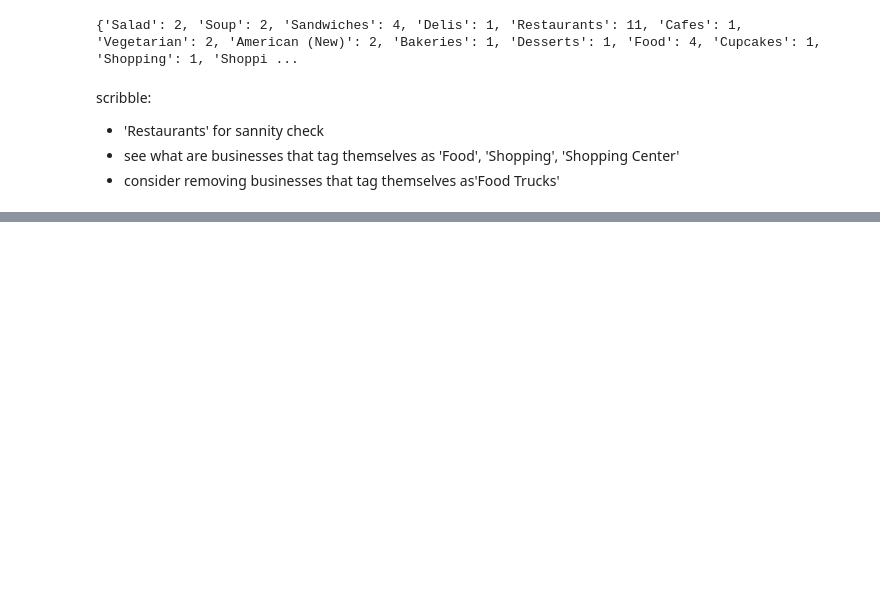
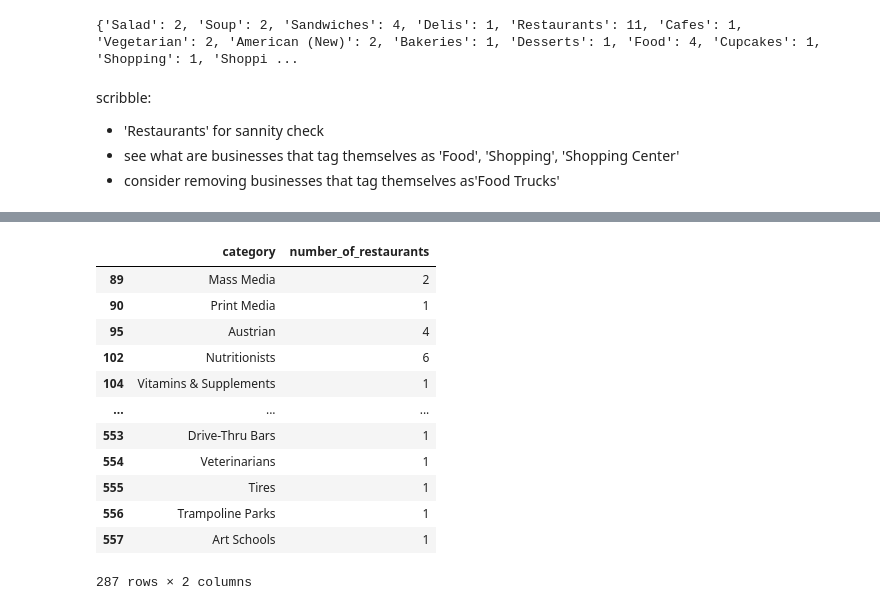
Before and after one commit to christinabrady/ds4a_women_project, a Jupyter notebook: clean-restaurant-data.ipynb, the cells around one changed output, grey strips where cells are left out. Drawn from its saved outputs; the diff is of its cells as text; code cells hidden in the pictures; blank space fills up the shorter version.

```diff
--- a/clean-restaurant-data.ipynb
+++ b/clean-restaurant-data.ipynb
@@ -154,9 +154,9 @@ False
 # %%
 tmp_categories_all = []
 
-for i, item in enumerate(tmp_df['categories']):
+for item in tmp_df['categories']:
     my_list = item.split(',')
-    for j, element in enumerate(my_list):
+    for element in my_list:
         cleaned_element = element.strip()
         if not(cleaned_element in tmp_categories_all):
             tmp_categories_all.append(cleaned_element)
@@ -168,17 +168,3 @@ print(tmp_categories_all)
 ['Salad', 'Soup', 'Sandwiches', 'Delis', 'Cafes', 'Vegetarian', 'American (New)', 'Bakeries', 'Desserts', 'Food', 'Cupcakes', 'Shopping', 'Shopping Centers', 'Breakfast & Brunch', 'Seafood', 'Italian' ...
 # %% [markdown]
 ## mini pilot: make it a dictionary
-# %%
-tmp_dict = {}
-
-for i, item in enumerate(tmp_df['categories']):
-    my_list = item.split(',')
-    for j, element in enumerate(my_list):
-        cleaned_element = element.strip()
-        if not(cleaned_element in tmp_dict):
-            tmp_dict[cleaned_element] = 1
-        else:
-            tmp_dict[cleaned_element] += 1
-
-
-print(tmp_dict)
@@ -207,0 +194,19 @@ scribble:
+# %%
+categories_dict = {}
+
+for item in restaurant_df['categories']:
+    my_list = item.split(',')
+    for element in my_list:
+        cleaned_element = element.strip()
+        if not(cleaned_element in categories_dict):
+            categories_dict[cleaned_element] = 1
+        else:
+            categories_dict[cleaned_element] += 1
+
+
+#print(categories_dict)
+# %%
+# create a data frame
+categories_agg = pd.DataFrame(list(categories_dict.items()))
+categories_agg.columns = ['category', 'number_of_restaurants']
+categories_agg.head()
@@ -207,0 +232,16 @@ scribble:
+# %%
+categories_agg[categories_agg['number_of_restaurants'] <= 6]
+# %% [output]
+|  | category | number_of_restaurants |
+| 89 | Mass Media | 2 |
+| 90 | Print Media | 1 |
+| 95 | Austrian | 4 |
+| 102 | Nutritionists | 6 |
+| 104 | Vitamins & Supplements | 1 |
+| ... | ... | ... |
+| 553 | Drive-Thru Bars | 1 |
+| 554 | Veterinarians | 1 |
+| 555 | Tires | 1 |
+| 556 | Trampoline Parks | 1 |
+| 557 | Art Schools | 1 |
+287 rows × 2 columns
```
Also changed, not shown: parts of 8 cells of this notebook.
